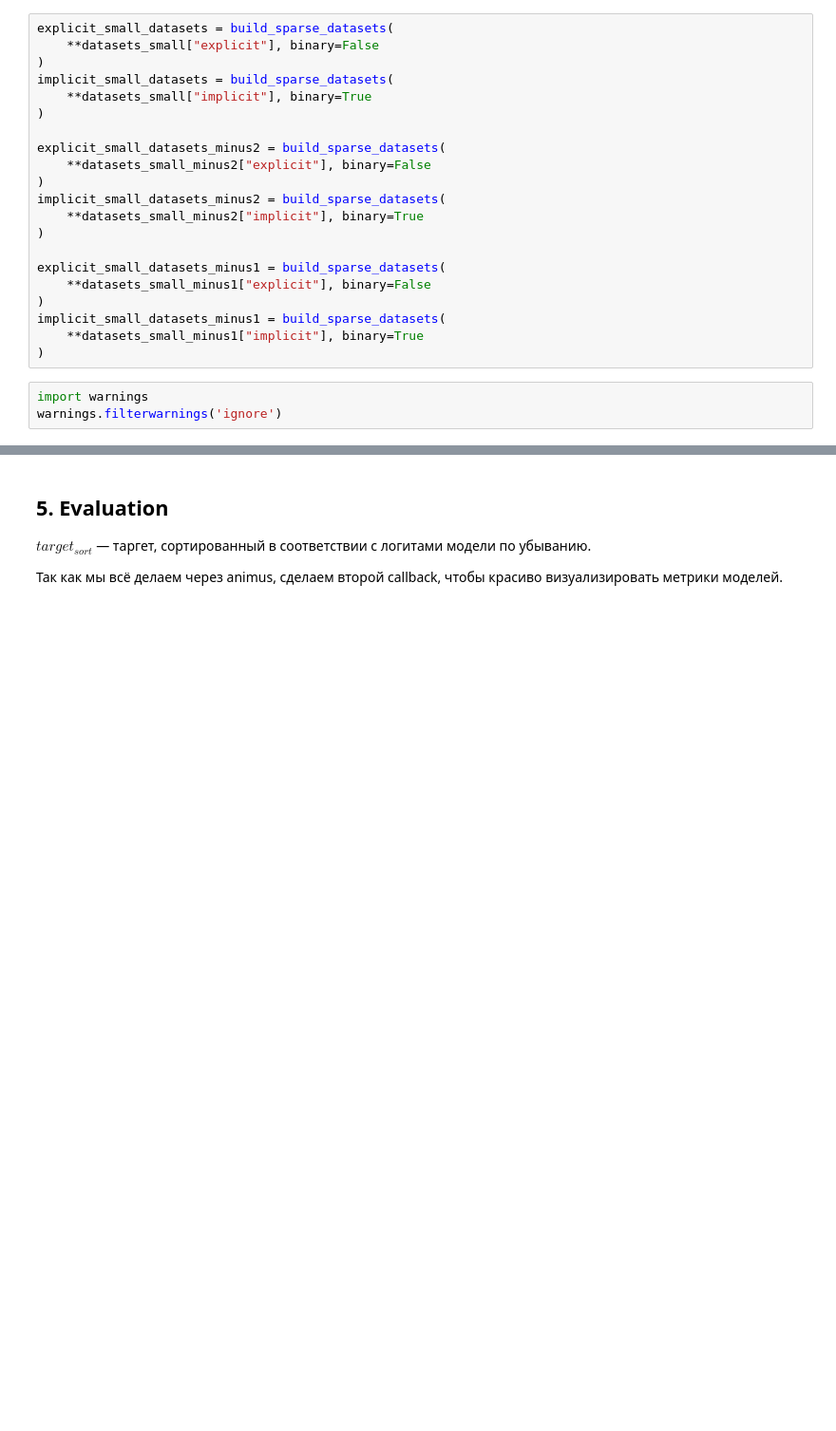
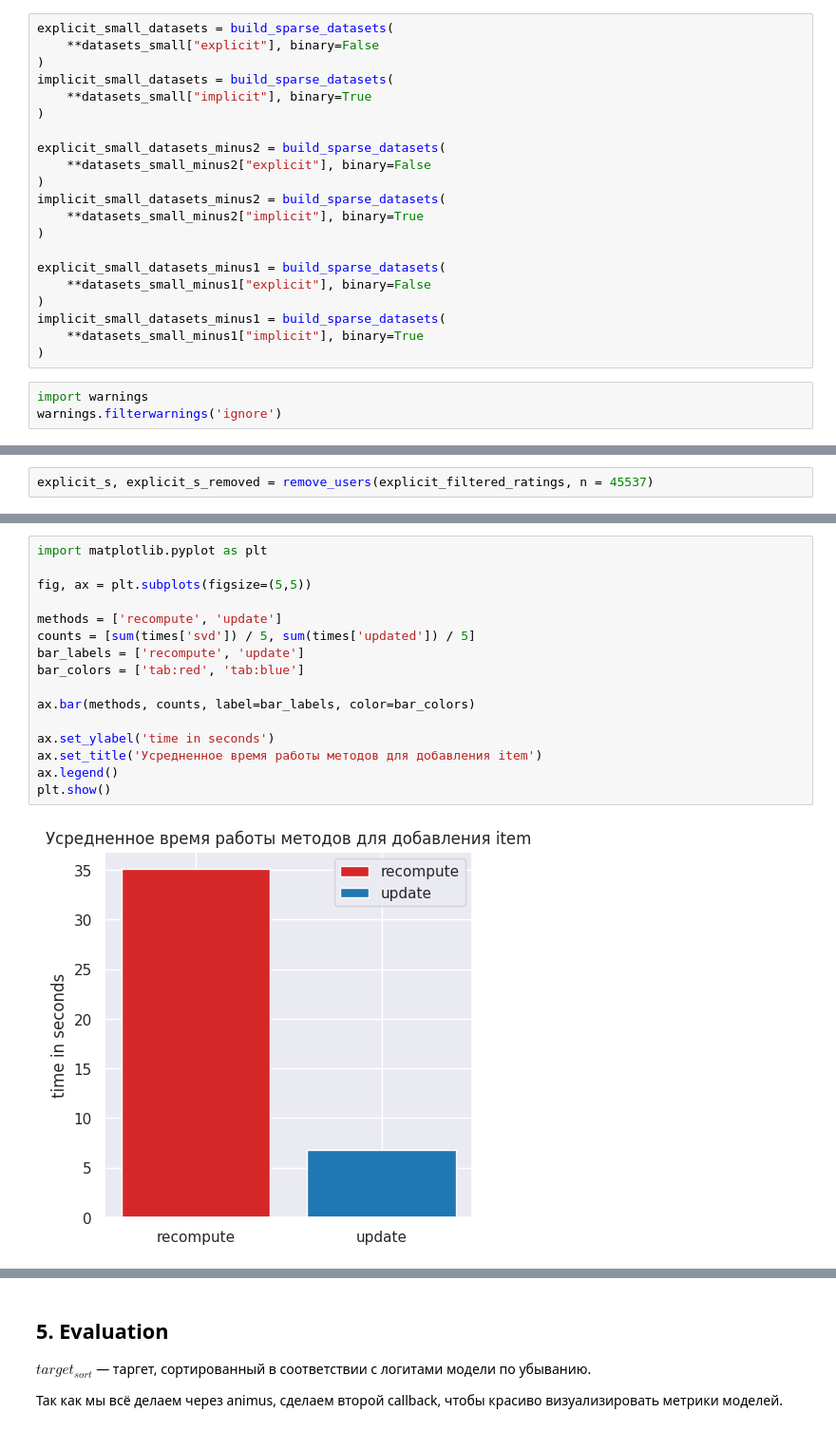
Before and after one commit to nlaskillet/project1, a Jupyter notebook: rank1_algo_in_recsys.ipynb, the cells around one changed output, grey strips where cells are left out. Shown: that part at 95% size. Cells and saved outputs as stored; diff of their text form; blank space fills up the shorter version.

```diff
--- a/rank1_algo_in_recsys.ipynb
+++ b/rank1_algo_in_recsys.ipynb
@@ -1109,0 +1797,2 @@ rank1_svd_runner_small_impicit.model.svd_on_minus1_users[1].shape
+# %%
+explicit_s, explicit_s_removed = remove_users(explicit_filtered_ratings, n = 45537)
@@ -1109,0 +1892,18 @@ rank1_svd_runner_small_impicit.model.svd_on_minus1_users[1].shape
+# %%
+import matplotlib.pyplot as plt
+
+fig, ax = plt.subplots(figsize=(5,5))
+
+methods = ['recompute', 'update']
+counts = [sum(times['svd']) / 5, sum(times['updated']) / 5]
+bar_labels = ['recompute', 'update']
+bar_colors = ['tab:red', 'tab:blue']
+
+ax.bar(methods, counts, label=bar_labels, color=bar_colors)
+
+ax.set_ylabel('time in seconds')
+ax.set_title('Усредненное время работы методов для добавления item')
+ax.legend()
+plt.show()
+# %% [output]
+[figure, added]
```
Also changed, not shown: parts of 52 cells of this notebook.
